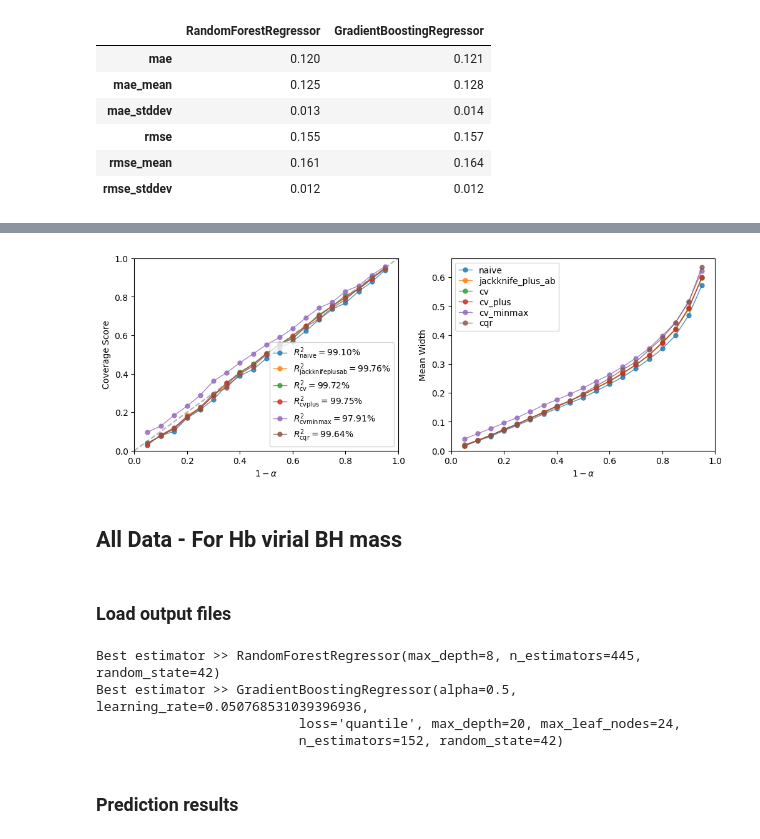
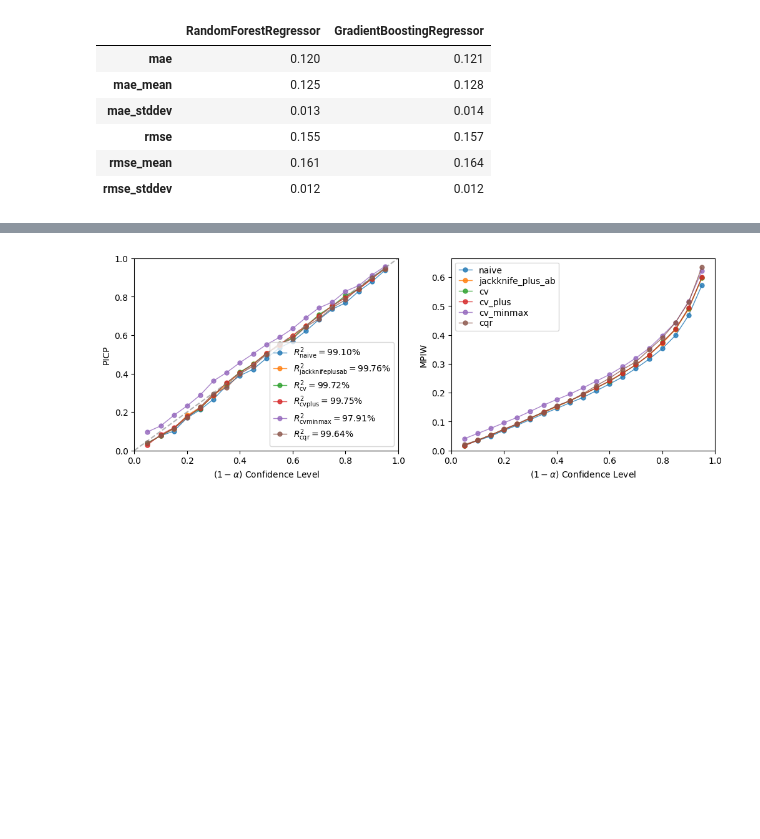
Before and after one commit to yongsukyee/uncertain_blackholemass, a Jupyter notebook: notebooks/conformalregressor.ipynb, the cells around one changed output, grey strips where cells are left out. Drawn from its saved outputs; the diff is of its cells as text; code cells hidden in the pictures; blank space fills up the shorter version.

```diff
--- a/notebooks/conformalregressor.ipynb
+++ b/notebooks/conformalregressor.ipynb
@@ -192,8 +393,8 @@ print(f"Best estimator >> {estimator}")
 estimator_q = pd.read_pickle(Path(logdir_exp, 'estimatorq_optim.pkl'))
 print(f"Best estimator >> {estimator_q}")
 y_pred, y_pis, uq_dict = pd.read_pickle(Path(logdir_exp, 'mapieuq_pred.pkl'))
-df_coverage = pd.read_pickle(Path(logdir_exp, 'mapieuq_coverage_alpha.pkl'))
-df_width = pd.read_pickle(Path(logdir_exp, 'mapieuq_width_alpha.pkl'))
+df_picp = pd.read_pickle(Path(logdir_exp, 'mapieuq_picp_alpha.pkl'))
+df_mpiw = pd.read_pickle(Path(logdir_exp, 'mapieuq_mpiw_alpha.pkl'))
 # %% [output]
 Best estimator >> RandomForestRegressor(max_depth=5, n_estimators=231, random_state=42)
 Best estimator >> GradientBoostingRegressor(alpha=0.5, learning_rate=0.013264961159866528,
@@ -231,8 +438,4 @@ plot_allpredvstargetuq(uq_dict, tstd=0.35,
 # %%
-plot_coveragewidthvsalpha(df_coverage, df_width, save_plot=True)
+plot_picpmpiwvsalpha(df_picp, df_mpiw, save_plot=True)
 # %% [output]
-[figure, old version]
+[figure, new version]
-# %% [markdown]
-## All Data - For Hb virial BH mass
-# %% [markdown]
-### Load output files
@@ -252,16 +441,0 @@ dffeatures_test = df_features.loc[datasplit_idx['test']]
-# %%
-# Regressors
-estimator = pd.read_pickle(Path(logdir_exp, 'estimator_optim.pkl'))
-print(f"Best estimator >> {estimator}")
-estimator_q = pd.read_pickle(Path(logdir_exp, 'estimatorq_optim.pkl'))
-print(f"Best estimator >> {estimator_q}")
-y_pred, y_pis, uq_dict = pd.read_pickle(Path(logdir_exp, 'mapieuq_pred.pkl'))
-df_coverage = pd.read_pickle(Path(logdir_exp, 'mapieuq_coverage_alpha.pkl'))
-df_width = pd.read_pickle(Path(logdir_exp, 'mapieuq_width_alpha.pkl'))
-# %% [output]
-Best estimator >> RandomForestRegressor(max_depth=8, n_estimators=445, random_state=42)
-Best estimator >> GradientBoostingRegressor(alpha=0.5, learning_rate=0.050768531039396936,
-                          loss='quantile', max_depth=20, max_leaf_nodes=24,
-                          n_estimators=152, random_state=42)
-# %% [markdown]
-### Prediction results
```
Also changed, not shown: parts of 44 cells of this notebook.
